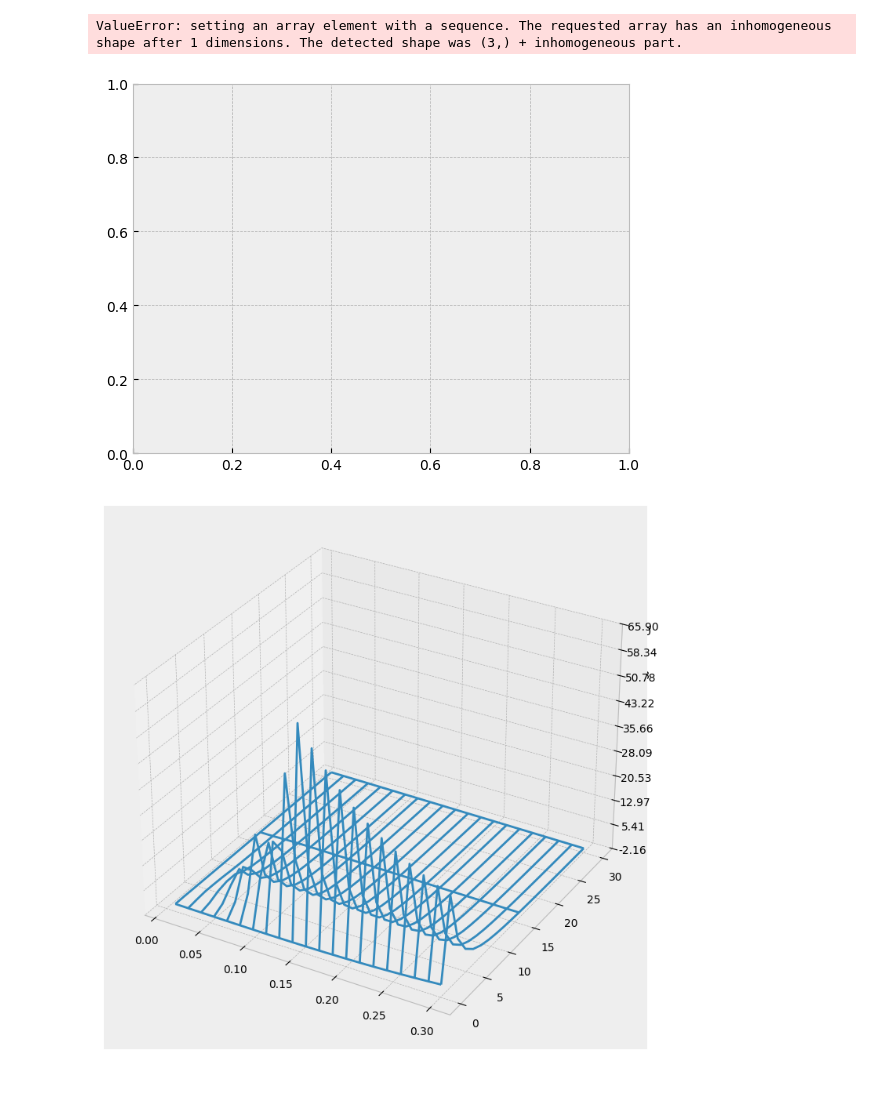
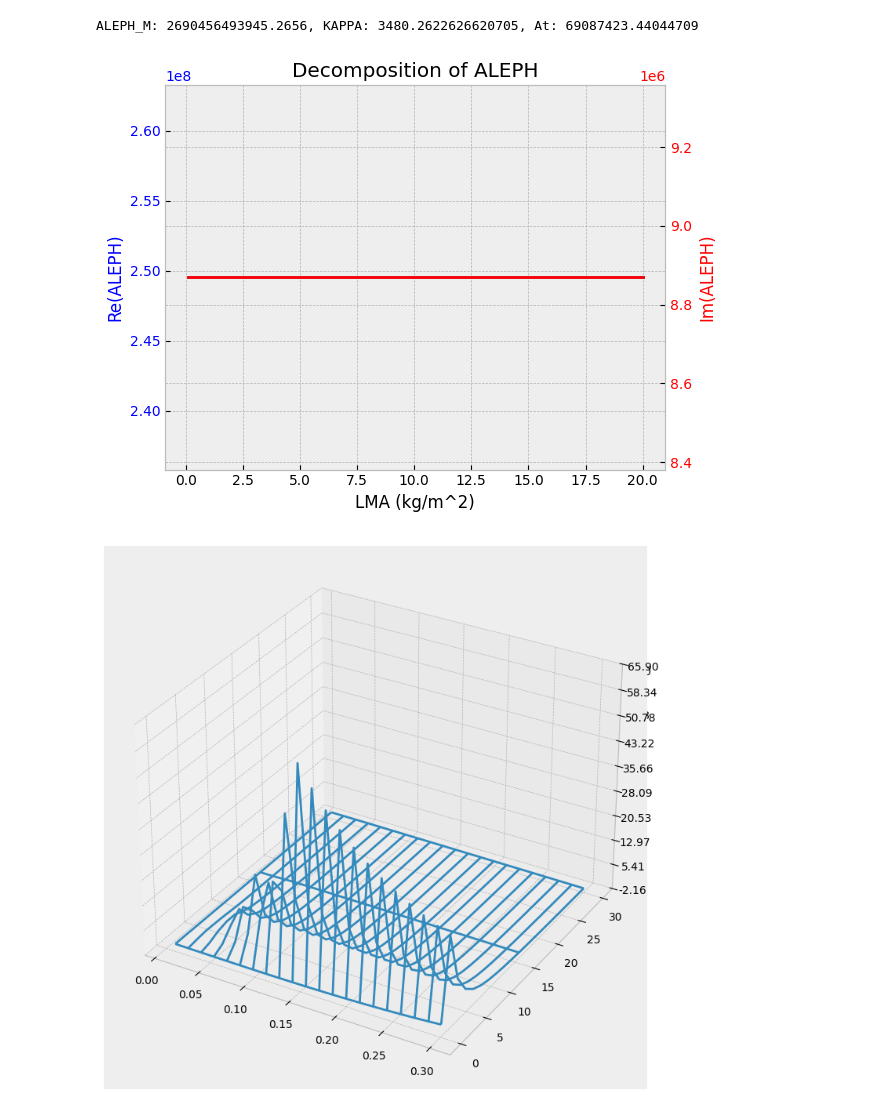
Before and after one commit to MustriM95/ScaledOptim, a Jupyter notebook: Simulations.ipynb, the cells around one changed output. Cells and saved outputs as stored; diff of their text form; code cells hidden in the pictures; blank space fills up the shorter version.

```diff
--- a/Simulations.ipynb
+++ b/Simulations.ipynb
@@ -72,20 +204,35 @@ plt.show()
+# %%
+res = LMA_max(x_can=0.8, LCR=0.5, T_A=20, RH=25, lat=30, alt=100, R_dir=100, R_dif=200, R_PAR_dir=80, R_PAR_dif=50, gsday_s=100, gsday_e=270)
+
+print(f"ALEPH_M: {res[0]}, KAPPA: {res[1]}, At: {res[2]}")
+# %% [output]
+ALEPH_M: 2690456493945.2656, KAPPA: 3480.2622626620705, At: 69087423.44044709
 # %%
-G_vect = np.vectorize(G_de, otypes=[list])
-x = np.linspace(0.02, 0.15, 1000)
-y =  G_vect(LMA=x, h=10, a_l=0.001, p_inc=50.0, T_A=10, uw=4, RH=25, lat=30, alt=100, R_dir=300, R_dif=200, R_PAR_dir=500, R_PAR_dif=500, gsday_s=100, gsday_e=270)[1]
+#G_de_vect = np.vectorize(G_de)
+LMA_var = 0.025
+x = np.linspace(0.1, 20, 1000)
+y =  [h_max(LMA=LMA_var, h=i, x_can=20, a_l=0.001, p_inc=0.02, T_A=25, uw=4, RH=55, lat=30, alt=10, R_dir=80, R_dif=40, R_PAR_dir=60, R_PAR_dif=30, gsday_s=90, gsday_e=270)[0] for i in x]
+z =  [h_max(LMA=LMA_var, h=i, x_can=20, a_l=0.001, p_inc=0.02, T_A=25, uw=4, RH=55, lat=30, alt=10, R_dir=80, R_dif=40, R_PAR_dir=60, R_PAR_dif=30, gsday_s=90, gsday_e=270)[1] for i in x]
 
-plot = plt.plot(x, y, color='red')
+fig, ax1 =plt.subplots()
+ax1.plot = plt.plot(x, y)
+ax1.set_xlabel('LMA (kg/m^2)')
+ax1.set_ylabel('Re(ALEPH)', color='blue')
+ax1.tick_params(axis='y', labelcolor='blue')
 
-plt.title('LMA vs. Net G')
-plt.xlabel('LMA (g/m^2)')
-plt.ylabel('Biomass Assimilation (kgC/kgB*day)')
-#plt.xticks(np.arange(min(x), max(x)))
+ax2 = ax1.twinx()
+ax2.set_ylabel('Im(ALEPH)', color='red')
+ax2.plot = plt.plot(x, z, color='red')
+ax2.tick_params(axis='y', labelcolor='red')
 
-#plt.savefig("LMA_NetG.png", dpi=300)
-plt.show(plot)
+
+plt.title('Decomposition of ALEPH')
+
+plt.savefig('leaf_v_tree_300dpi.png', dpi=300, bbox_inches='tight')
+fig.tight_layout()  # otherwise the right y-label is slightly clipped
+plt.show()
 # %% [output]
-ValueError: setting an array element with a sequence. The requested array has an inhomogeneous shape after 1 dimensions. The detected shape was (3,) + inhomogeneous part.
-[figure, old version]
+[figure, new version]
 # %%
 G_vect = np.vectorize(G_de)
 fig = plt.figure(figsize =(14, 9))
```
Also changed, not shown: parts of 18 cells of this notebook, 1 other file.
